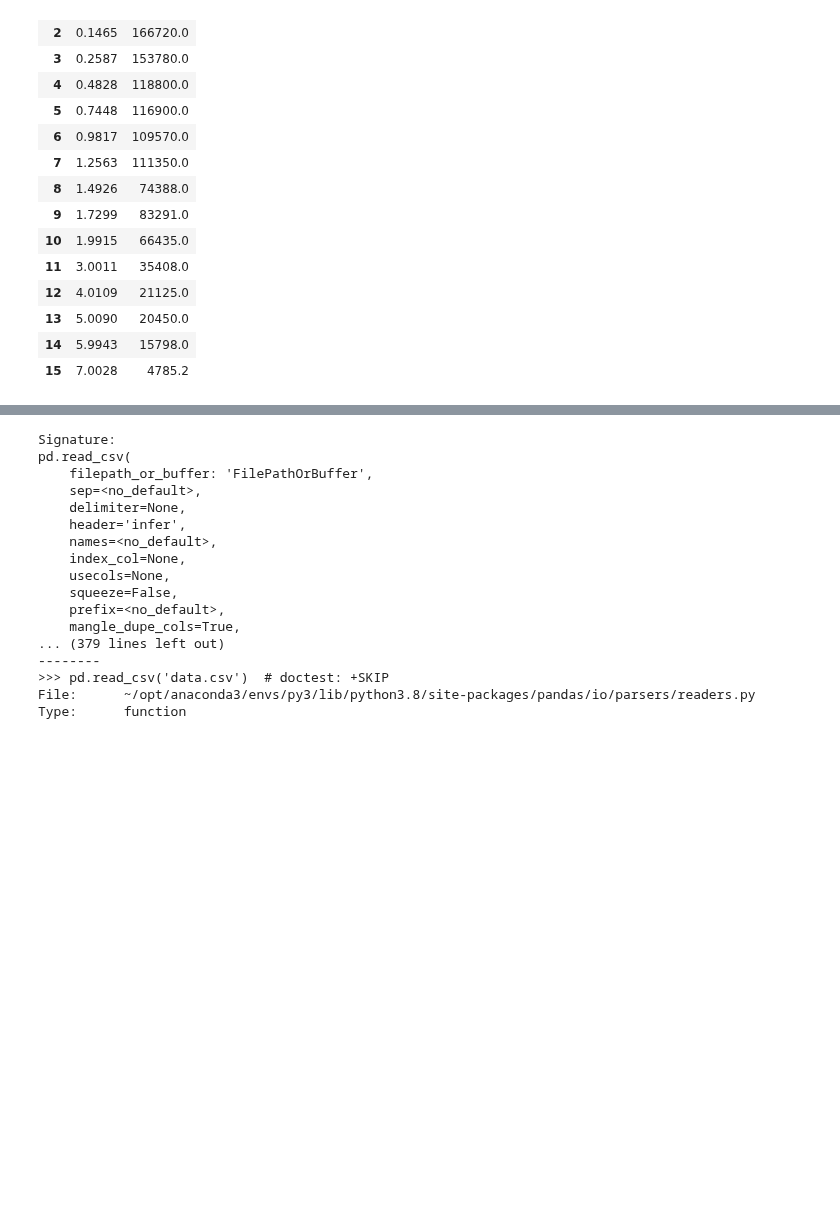
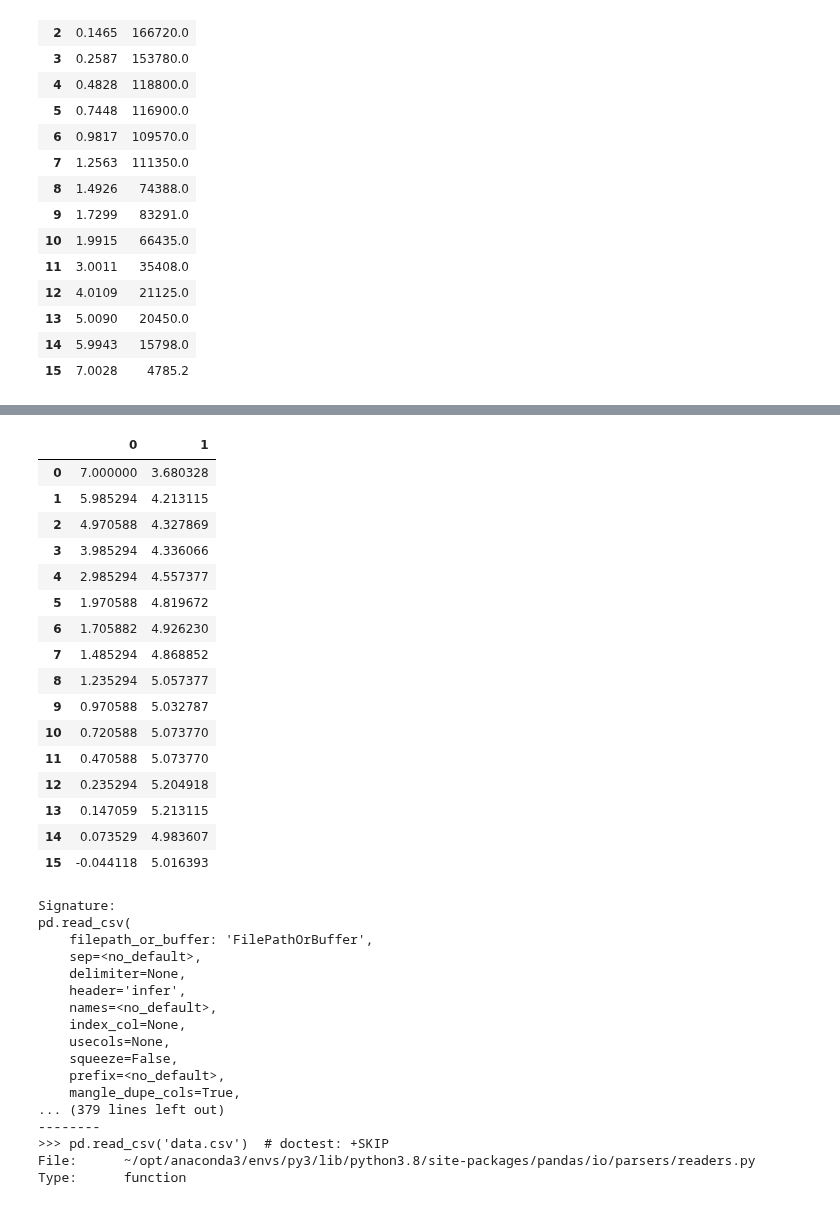
Before and after one commit to bblais/Computer-Programming-for-the-Sciences-Spring-2022, a Jupyter notebook: Sprint #3 - Parameter Fitting and Scientific Questions/2022-04-05 Class.ipynb, the cells around one changed output, grey strips where cells are left out. Saved outputs shown, nothing was run; the diff lists cells and outputs as text; code cells hidden in the pictures; blank space fills up the shorter version.

```diff
--- a/Sprint #3 - Parameter Fitting and Scientific Questions/2022-04-05 Class.ipynb
+++ b/Sprint #3 - Parameter Fitting and Scientific Questions/2022-04-05 Class.ipynb
@@ -57,3 +98,24 @@ data
+# %%
+data=pd.read_csv('data/data_fig1.txt',header=None,sep=" ")
+data
+# %% [output]
+|  | 0 | 1 |
+| 0 | 7.000000 | 3.680328 |
+| 1 | 5.985294 | 4.213115 |
+| 2 | 4.970588 | 4.327869 |
+| 3 | 3.985294 | 4.336066 |
+| 4 | 2.985294 | 4.557377 |
+| 5 | 1.970588 | 4.819672 |
+| 6 | 1.705882 | 4.926230 |
+| 7 | 1.485294 | 4.868852 |
+| 8 | 1.235294 | 5.057377 |
+| 9 | 0.970588 | 5.032787 |
+| 10 | 0.720588 | 5.073770 |
+| 11 | 0.470588 | 5.073770 |
+| 12 | 0.235294 | 5.204918 |
+| 13 | 0.147059 | 5.213115 |
+| 14 | 0.073529 | 4.983607 |
+| 15 | -0.044118 | 5.016393 |
 # %%
 pd.read_csv?
 # %% [output]
```
Also changed, not shown: parts of 3 cells of this notebook, 3 other files.
